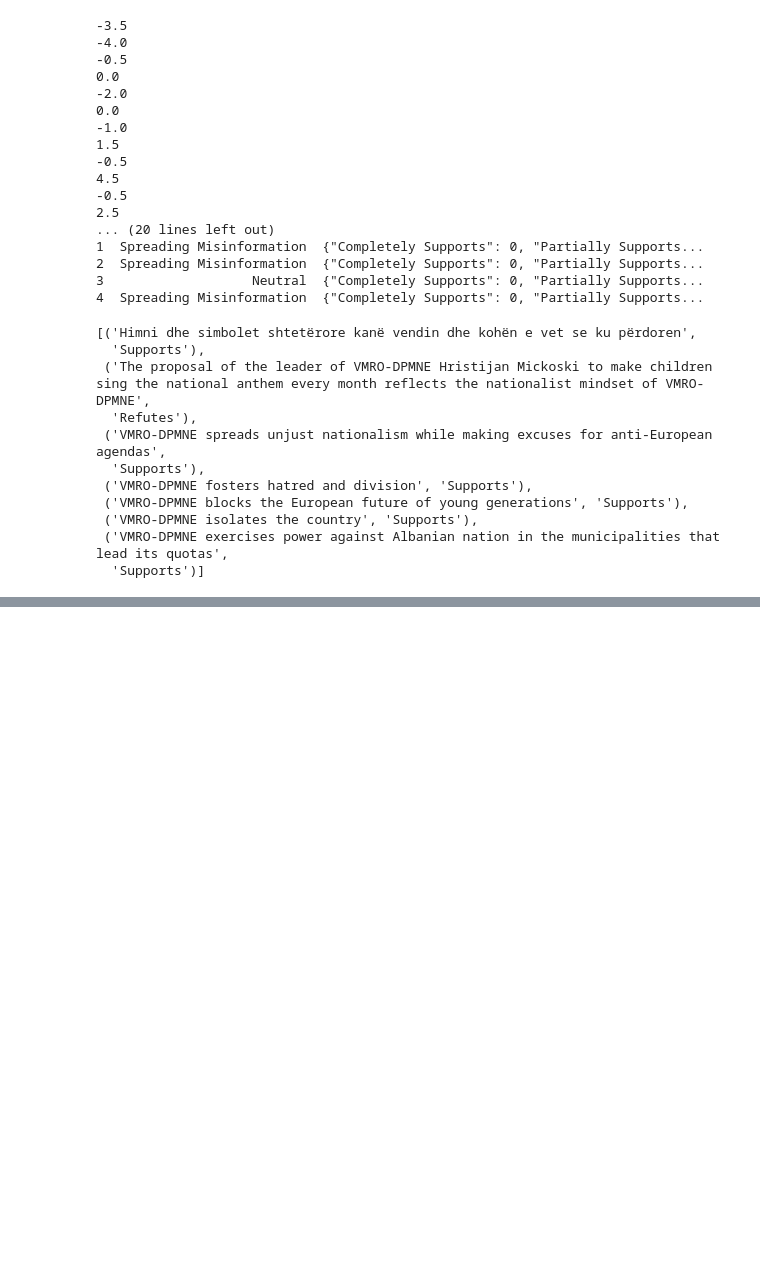
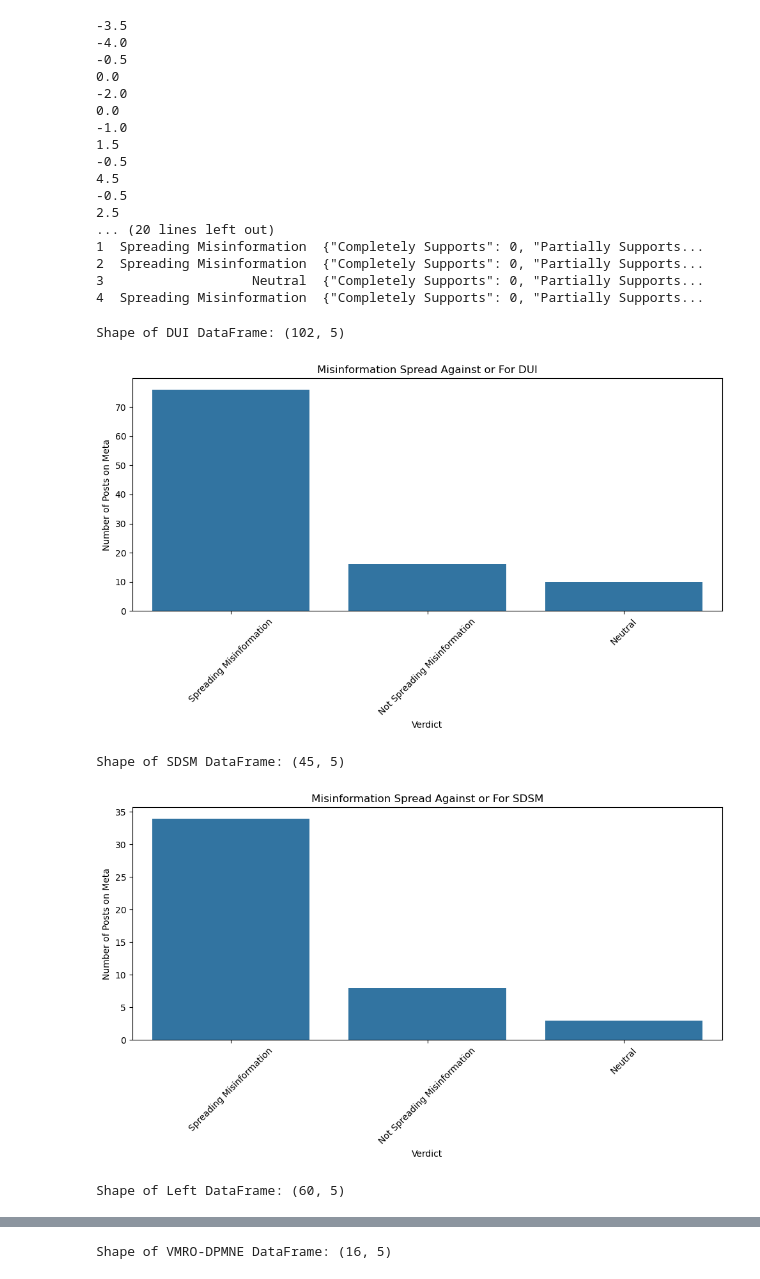
Before and after one commit to Harkeerat2002/north-macedonia-election-fact-checking, a Jupyter notebook: fact-checking-pipeline.ipynb, the cells around one changed output, grey strips where cells are left out. Drawn from its saved outputs; the diff is of its cells as text; code cells hidden in the pictures; blank space fills up the shorter version.

Commit message:
Added Figures

```diff
--- a/fact-checking-pipeline.ipynb
+++ b/fact-checking-pipeline.ipynb
@@ -1275,29 +1277,45 @@ Shape of VMRO-DPMNE DataFrame: (16, 2)
 2  Spreading Misinformation  {"Completely Supports": 0, "Partially Supports...
 3                   Neutral  {"Completely Supports": 0, "Partially Supports...
 4  Spreading Misinformation  {"Completely Supports": 0, "Partially Supports...
-# %%
-def claims_verdict(claims, stance_results):
-    verdicts = []
-    for claim in claims:
-        supports = sum(1 for question, evidences in stance_results[claim].items() if any(evidence['stance'] == 'Completely Supports' or evidence['stance'] == 'Partially Support' for evidence in evidences))
-        refutes = sum(1 for question, evidences in stance_results[claim].items() if any(evidence['stance'] == 'Refute' for evidence in evidences))
-        if supports > refutes:
-            verdicts.append((claim, "Supports"))
-        elif refutes > supports:
-            verdicts.append((claim, "Refutes"))
-        else:
-            verdicts.append((claim, "Neutral"))
-    return verdicts
-claims_verdict(claims, stance_results)
-# %% [output]
-[('Himni dhe simbolet shtetërore kanë vendin dhe kohën e vet se ku përdoren',
-  'Supports'),
- ('The proposal of the leader of VMRO-DPMNE Hristijan Mickoski to make children sing the national anthem every month reflects the nationalist mindset of VMRO-DPMNE',
-  'Refutes'),
- ('VMRO-DPMNE spreads unjust nationalism while making excuses for anti-European agendas',
-  'Supports'),
- ('VMRO-DPMNE fosters hatred and division', 'Supports'),
- ('VMRO-DPMNE blocks the European future of young generations', 'Supports'),
- ('VMRO-DPMNE isolates the country', 'Supports'),
- ('VMRO-DPMNE exercises power against Albanian nation in the municipalities that lead its quotas',
-  'Supports')]
+# %%
+read_file_path = "./dataset/final-verdict/"
+save_file_path = "./figures/"
+
+# Visualization. Make me visualization of the data
+for party in parties:
+    # Read the CSV file into a DataFrame
+    csv_file_path = os.path.join(read_file_path, party + "_claims_to_questions_to_proofs_with_stance_and_verdict.csv")
+    pandas_df = pd.read_csv(csv_file_path)
+
+    # Print the DataFrame shape
+    print(f"Shape of {party} DataFrame:", pandas_df.shape)
+
+    # Check if the DataFrame is empty
+    if pandas_df.empty:
+        print(f"The DataFrame for {party} is empty.")
+        continue
+
+    # Count the number of occurrences of each verdict
+    verdict_counts = pandas_df['verdict'].value_counts()
+
+    # Create a bar plot
+    plt.figure(figsize=(10, 6))
+    sns.barplot(x=verdict_counts.index, y=verdict_counts.values)
+    plt.title(f"Misinformation Spread Against or For {party}")
+    plt.xlabel("Verdict")
+    plt.ylabel("Number of Posts on Meta")
+    plt.xticks(rotation=45)
+    plt.tight_layout()
+
+    # Save the plot to a file
+    # plt.savefig(f"{party}_verdict_distribution.png")
+
+    # Show the plot
+    plt.savefig(os.path.join(save_file_path, party + "_verdict_distribution.png"))
+    plt.show()
+# %% [output]
+Shape of DUI DataFrame: (102, 5)
+[figure, added]
+Shape of SDSM DataFrame: (45, 5)
+[figure, added]
+Shape of Left DataFrame: (60, 5)
@@ -1303,0 +1323 @@ claims_verdict(claims, stance_results)
+Shape of VMRO-DPMNE DataFrame: (16, 5)
```
Also changed, not shown: parts of 4 cells of this notebook, 10 other files.
